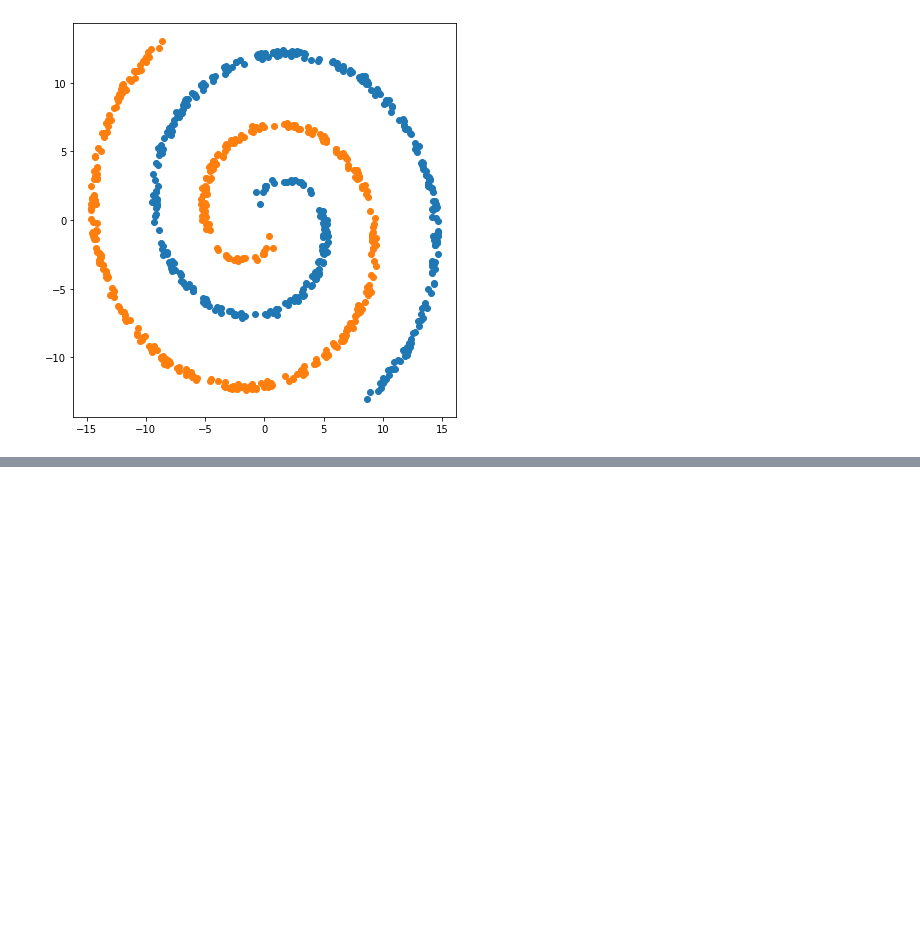
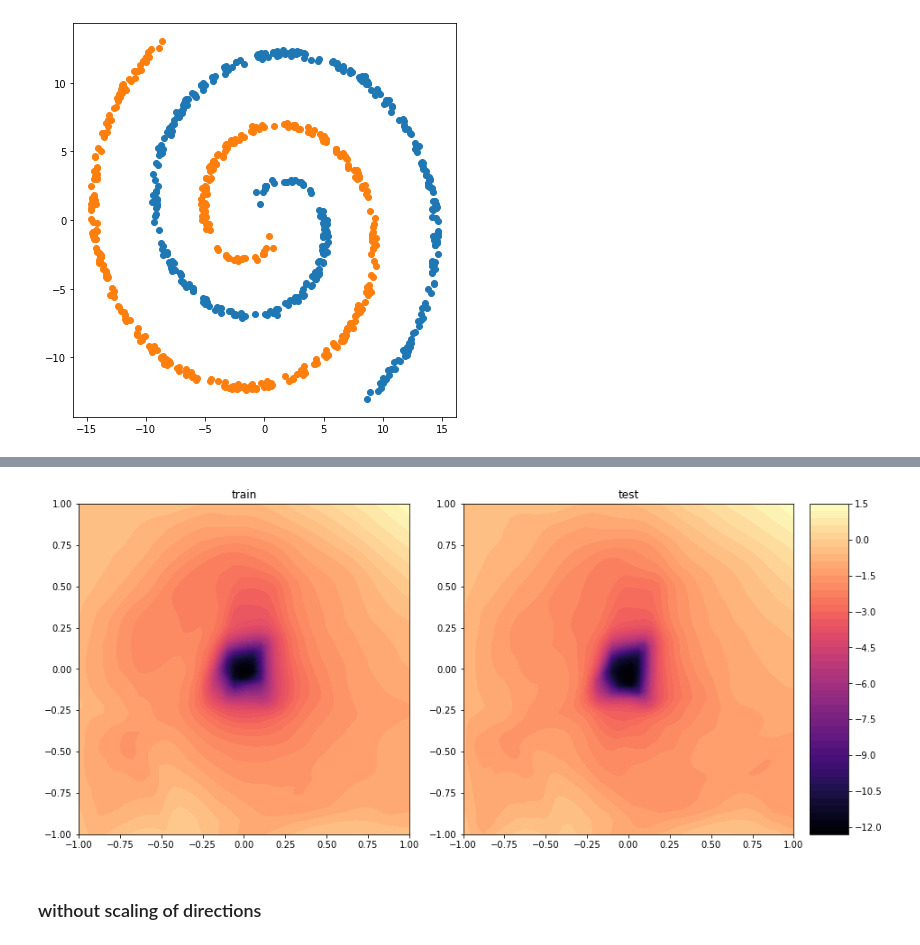
Before and after one commit to Burt360/loss-surfaces-in-data, a Jupyter notebook: swissroll.ipynb, the cells around one changed output, grey strips where cells are left out. Saved outputs shown, nothing was run; the diff lists cells and outputs as text; code cells hidden in the pictures; blank space fills up the shorter version.

```diff
--- a/swissroll.ipynb
+++ b/swissroll.ipynb
@@ -133,12 +120 @@ def set_weights(model, dirs, steps):
-# %%
-rng = torch.Generator().manual_seed(42)
-model = Model()
-model.record_weights()
-
-dirs = [get_random_weights(model.weights, rng) for _ in range(2)]
-scale_dirs(model.weights, dirs)
-
-steps = (0.0, 1)
-
-set_weights(model, dirs, steps)
 # %% [markdown]
@@ -254,0 +361,7 @@ fig.show()
+# %%
+rng = torch.Generator().manual_seed(42)
+dirs = get_2_random_dirs(model.weights, rng)
+scale_dirs(model.weights, dirs)
+
+xsteps, ysteps, train_losses = get_loss_surface(model, train_loader, dirs)
+xsteps, ysteps, test_losses = get_loss_surface(model, test_loader, dirs)
@@ -254,0 +379,6 @@ fig.show()
+# %%
+plot_loss_surfaces(train_losses, test_losses, xsteps, ysteps)
+# %% [output]
+[figure, added]
+# %% [markdown]
+### without scaling of directions
```
Also changed, not shown: parts of 18 cells of this notebook.
